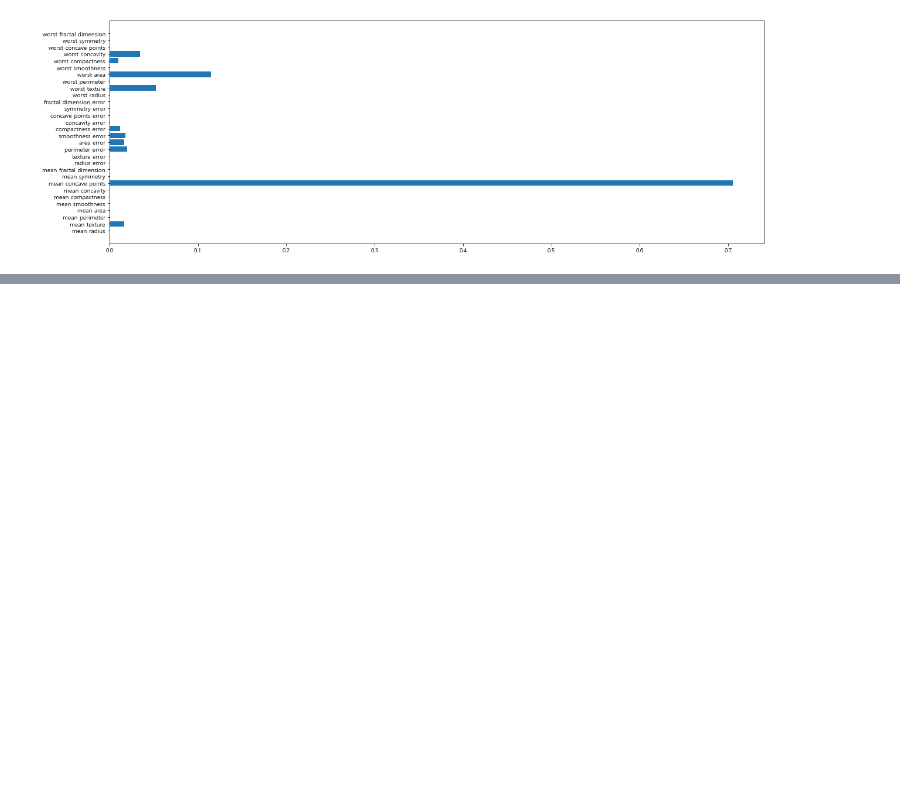
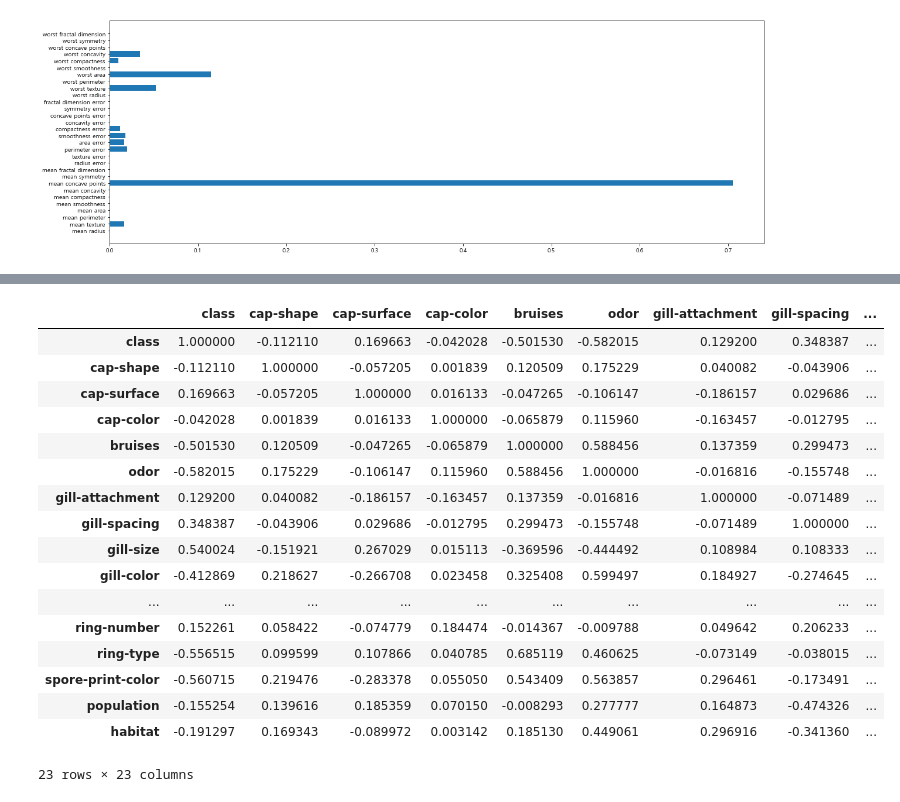
Before and after one commit to JJongSSu/Study, a Jupyter notebook: AI/4일차/결정트리.ipynb, the cells around one changed output, grey strips where cells are left out. Cells and saved outputs as stored; diff of their text form; code cells hidden in the pictures; blank space fills up the shorter version.

```diff
--- a/AI/4일차/결정트리.ipynb
+++ b/AI/4일차/결정트리.ipynb
@@ -97,0 +213,3 @@ plt.show()
+# %%
+mushrooms = pd.read_csv("mushrooms.csv")
+mushrooms
@@ -97,0 +269,7 @@ plt.show()
+# %%
+list_a = []
+for a, i in enumerate(mushrooms["cap-shape"]):
+    i = list(mushrooms["cap-shape"].unique()).index(i)
+    list_a.append(i)
+mushrooms["cap-shape"] = list_a
+mushrooms["cap-shape"]
@@ -97,0 +289,9 @@ plt.show()
+# %%
+def encode(series):
+    dic = dict(zip(series.unique(), range(len(series.unique()))))
+    result = series.apply(lambda x : dic[x])
+    return result
+# %%
+for i in mushrooms.columns:
+    mushrooms[i] = encode(mushrooms[i])
+mushrooms
@@ -97,0 +312,21 @@ plt.show()
+# %%
+mushrooms.corr()
+# %% [output]
+|  | class | cap-shape | cap-surface | cap-color | bruises | odor | gill-attachment | gill-spacing | ... |
+| class | 1.000000 | -0.112110 | 0.169663 | -0.042028 | -0.501530 | -0.582015 | 0.129200 | 0.348387 | ... |
+| cap-shape | -0.112110 | 1.000000 | -0.057205 | 0.001839 | 0.120509 | 0.175229 | 0.040082 | -0.043906 | ... |
+| cap-surface | 0.169663 | -0.057205 | 1.000000 | 0.016133 | -0.047265 | -0.106147 | -0.186157 | 0.029686 | ... |
+| cap-color | -0.042028 | 0.001839 | 0.016133 | 1.000000 | -0.065879 | 0.115960 | -0.163457 | -0.012795 | ... |
+| bruises | -0.501530 | 0.120509 | -0.047265 | -0.065879 | 1.000000 | 0.588456 | 0.137359 | 0.299473 | ... |
+| odor | -0.582015 | 0.175229 | -0.106147 | 0.115960 | 0.588456 | 1.000000 | -0.016816 | -0.155748 | ... |
+| gill-attachment | 0.129200 | 0.040082 | -0.186157 | -0.163457 | 0.137359 | -0.016816 | 1.000000 | -0.071489 | ... |
+| gill-spacing | 0.348387 | -0.043906 | 0.029686 | -0.012795 | 0.299473 | -0.155748 | -0.071489 | 1.000000 | ... |
+| gill-size | 0.540024 | -0.151921 | 0.267029 | 0.015113 | -0.369596 | -0.444492 | 0.108984 | 0.108333 | ... |
+| gill-color | -0.412869 | 0.218627 | -0.266708 | 0.023458 | 0.325408 | 0.599497 | 0.184927 | -0.274645 | ... |
+| ... | ... | ... | ... | ... | ... | ... | ... | ... | ... |
+| ring-number | 0.152261 | 0.058422 | -0.074779 | 0.184474 | -0.014367 | -0.009788 | 0.049642 | 0.206233 | ... |
+| ring-type | -0.556515 | 0.099599 | 0.107866 | 0.040785 | 0.685119 | 0.460625 | -0.073149 | -0.038015 | ... |
+| spore-print-color | -0.560715 | 0.219476 | -0.283378 | 0.055050 | 0.543409 | 0.563857 | 0.296461 | -0.173491 | ... |
+| population | -0.155254 | 0.139616 | 0.185359 | 0.070150 | -0.008293 | 0.277777 | 0.164873 | -0.474326 | ... |
+| habitat | -0.191297 | 0.169343 | -0.089972 | 0.003142 | 0.185130 | 0.449061 | 0.296916 | -0.341360 | ... |
+23 rows × 23 columns
```
Also changed, not shown: parts of 26 cells of this notebook, 4 other files.
